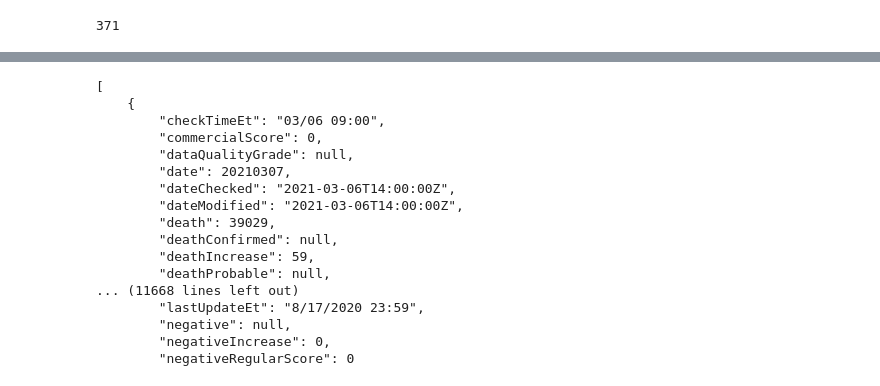
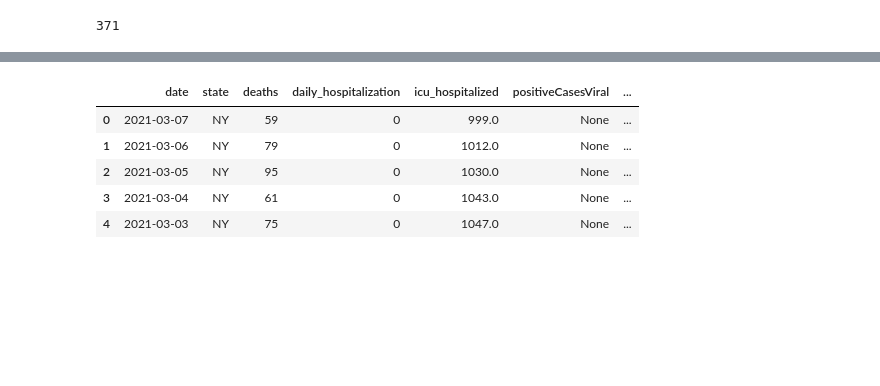
Before and after one commit to speedracer05/ETL-Project, a Jupyter notebook: Extract_Transform/ET.ipynb, the cells around one changed output, grey strips where cells are left out. Drawn from its saved outputs; the diff is of its cells as text; code cells hidden in the pictures; blank space fills up the shorter version.

Commit message:
removed try and except statements--was causing bugs; changed date format

```diff
--- a/Extract_Transform/ET.ipynb
+++ b/Extract_Transform/ET.ipynb
@@ -56,20 +57,25 @@ ny_data = {'date':[], 'state':[], 'deaths':[], 'daily_hospitalization':[],
 print('Retrieving NY Covid data')
 print('-' * 30)
 
+# forLoop to collect data and append to data_dict
 for data in data_dict:
-    try:
+#     try:  -- not working; keep to use in future
         ny_data["date"].append(data["date"])
         ny_data["state"].append(data["state"])
         ny_data["deaths"].append(data["deathIncrease"])
         ny_data["daily_hospitalization"].append(data["hospitalizedIncrease"])
         ny_data["icu_hospitalized"].append(data["inIcuCurrently"])
-        ny_data["positiveCasesViral"].append(data["PositiveCasesViral"])
+        ny_data["positiveCasesViral"].append(data["positiveCasesViral"])
         ny_data["positive_increase"].append(data["positiveIncrease"])
         ny_data["test_results_total"].append(data["totalTestResults"])
         ny_data["test_increase"].append(data["totalTestResultsIncrease"])
 
-    except:
-        print(f'Incomplete record for {data}. Skipping {data}.')
+        # Use timer to delay request to not exceed query limits.
+        time.sleep(.075)
+#     except:   -- not working; keep to use in future
+#         print(f'Incomplete record for {data}. Skipping {data}.')
+
+#         print(ny_data)  -- used to validate append to ny_data dictionary; uncomment to test
 # %% [output]
 Retrieving NY Covid data
 ------------------------------
@@ -105,22 +82,15 @@ data_dict_pd.head()
-# %%
-response = requests.get(base_url).json()
-
-print(json.dumps(response, indent=4, sort_keys=True))
-# %% [output]
-[
-    {
-        "checkTimeEt": "03/06 09:00",
-        "commercialScore": 0,
-        "dataQualityGrade": null,
-        "date": 20210307,
-        "dateChecked": "2021-03-06T14:00:00Z",
-        "dateModified": "2021-03-06T14:00:00Z",
-        "death": 39029,
-        "deathConfirmed": null,
-        "deathIncrease": 59,
-        "deathProbable": null,
-... (11668 lines left out)
-        "lastUpdateEt": "8/17/2020 23:59",
-        "negative": null,
-        "negativeIncrease": 0,
-        "negativeRegularScore": 0
+# %%
+# Convert panda dictionary to dataframe and export to csv
+ny_df = pd.DataFrame.from_dict(ny_data)
+
+ny_df['date'] = pd.to_datetime(ny_df['date'], format='%Y%m%d')
+ny_df.to_csv('../resources/ny_data.csv')
+ny_df.head()
+# ny_df.dtypes   -- used to check data type. Uncomment to check
+# %% [output]
+|  | date | state | deaths | daily_hospitalization | icu_hospitalized | positiveCasesViral | ... |
+| 0 | 2021-03-07 | NY | 59 | 0 | 999.0 | None | ... |
+| 1 | 2021-03-06 | NY | 79 | 0 | 1012.0 | None | ... |
+| 2 | 2021-03-05 | NY | 95 | 0 | 1030.0 | None | ... |
+| 3 | 2021-03-04 | NY | 61 | 0 | 1043.0 | None | ... |
+| 4 | 2021-03-03 | NY | 75 | 0 | 1047.0 | None | ... |
```
Also changed, not shown: parts of 4 cells of this notebook.
